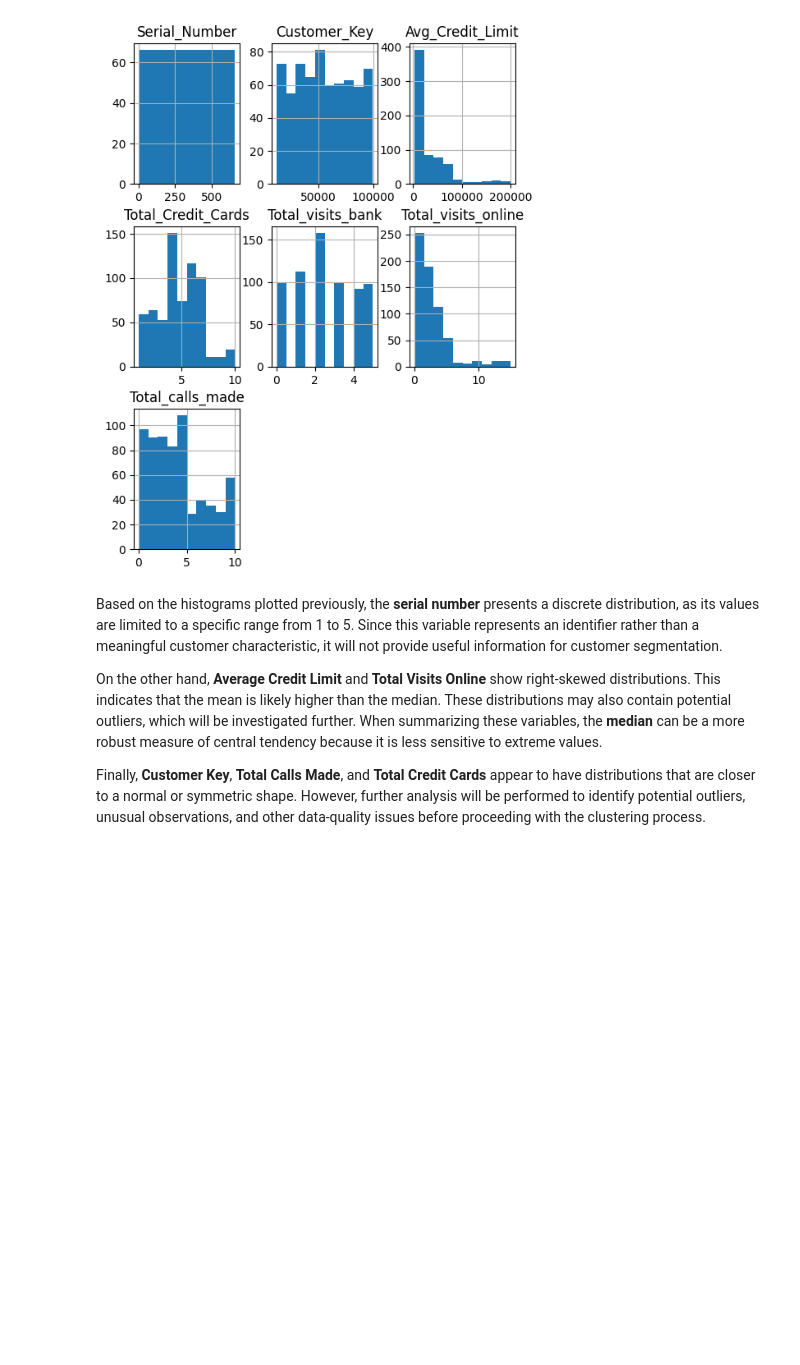
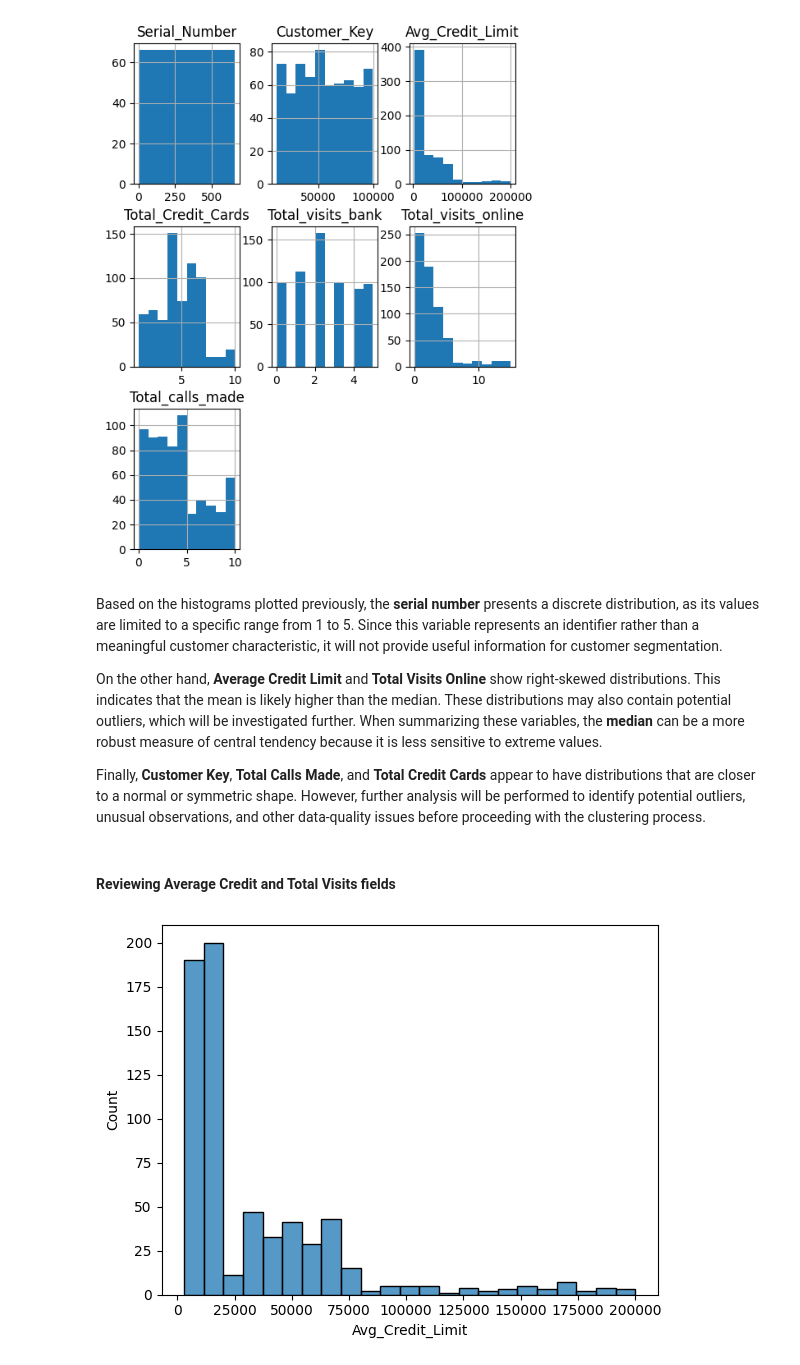
Before and after one commit to Alaninja1209/credit-card-customer-segmentation, a Jupyter notebook: CreditCard_CS_Cleaning_Stage.ipynb, the cells around one changed output. Cells and saved outputs as stored; diff of their text form; code cells hidden in the pictures; blank space fills up the shorter version.

Commit message:
Checking Average Credit and Total Visits Online distributions

```diff
--- a/CreditCard_CS_Cleaning_Stage.ipynb
+++ b/CreditCard_CS_Cleaning_Stage.ipynb
@@ -167,3 +167,10 @@ Based on the histograms plotted previously, the **serial number** presents a dis
 On the other hand, **Average Credit Limit** and **Total Visits Online** show right-skewed distributions. This indicates that the mean is likely higher than the median. These distributions may also contain potential outliers, which will be investigated further. When summarizing these variables, the **median** can be a more robust measure of central tendency because it is less sensitive to extreme values.
 
 Finally, **Customer Key**, **Total Calls Made**, and **Total Credit Cards** appear to have distributions that are closer to a normal or symmetric shape. However, further analysis will be performed to identify potential outliers, unusual observations, and other data-quality issues before proceeding with the clustering process.
+# %% [markdown]
+#### Reviewing Average Credit and Total Visits fields
+# %%
+# Getting more overview on the Average Credit histogram
+sns.histplot(credit_card_ds["Avg_Credit_Limit"]);
+# %% [output]
+[figure, added]
```
Also changed, not shown: parts of 5 cells of this notebook.
